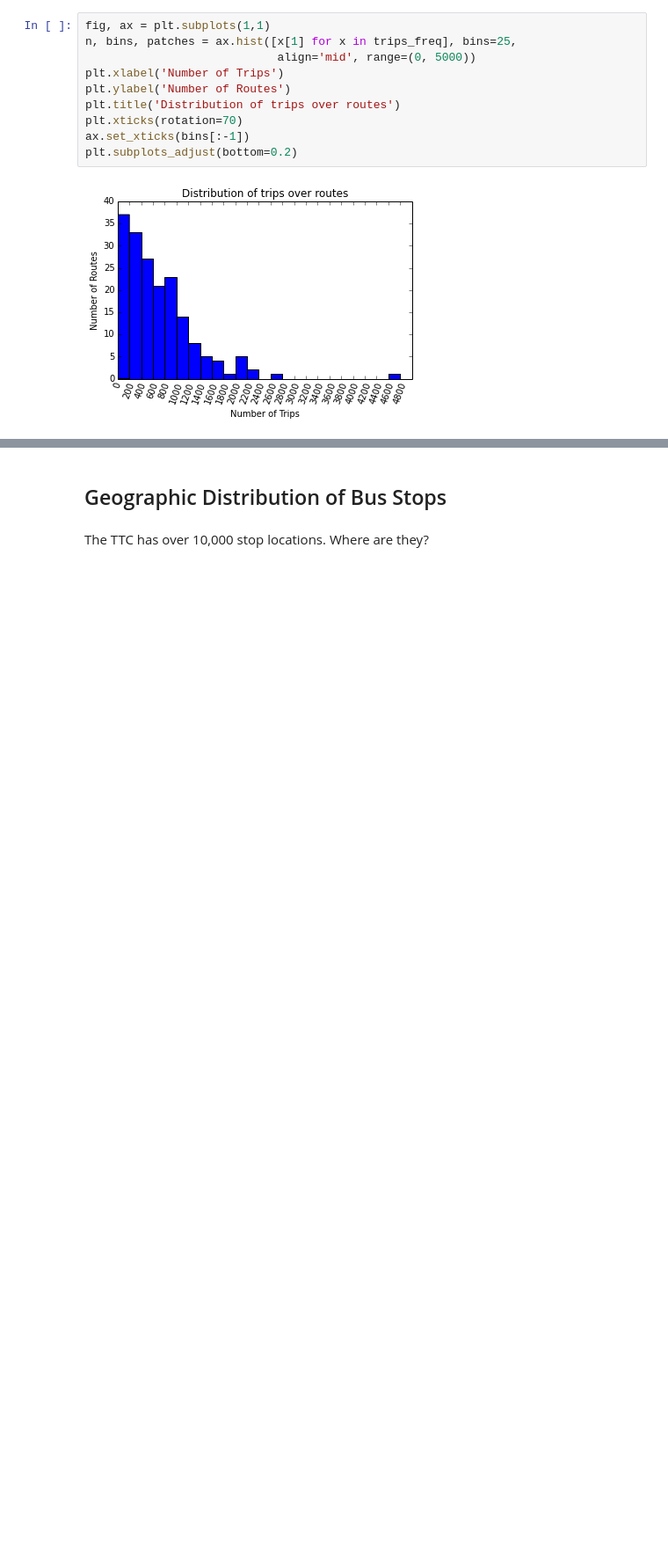
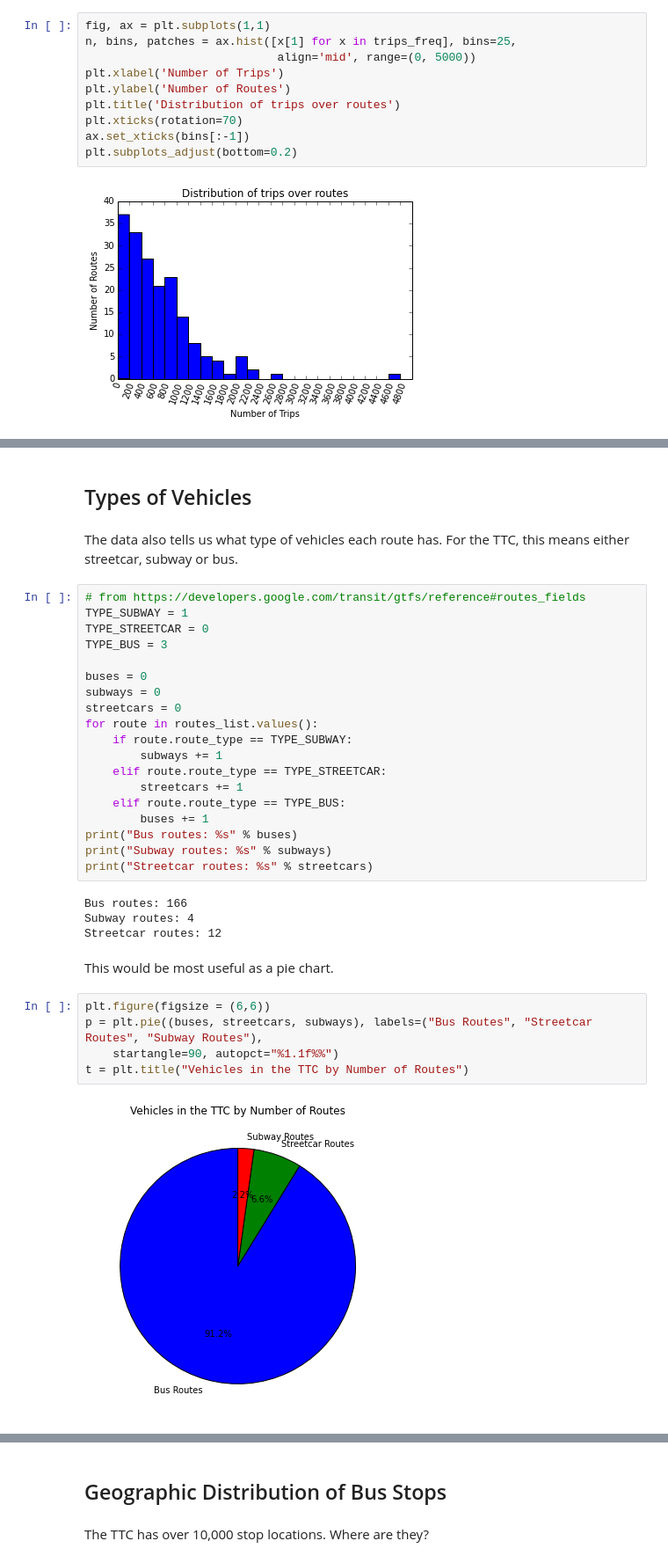
Before and after one commit to ericye16/TTC-Report, a Jupyter notebook: Data Summative.ipynb, the cells around one changed output, grey strips where cells are left out. Shown at 88% size. Cells and saved outputs as stored; diff of their text form; blank space fills up the shorter version.

```diff
--- a/Data Summative.ipynb
+++ b/Data Summative.ipynb
@@ -170,0 +190,36 @@ plt.subplots_adjust(bottom=0.2)
+# %% [markdown]
+## Types of Vehicles
+# %% [markdown]
+The data also tells us what type of vehicles each route has. For the TTC, this means either streetcar, subway or bus.
+# %%
+# from https://developers.google.com/transit/gtfs/reference#routes_fields
+TYPE_SUBWAY = 1
+TYPE_STREETCAR = 0
+TYPE_BUS = 3
+
+buses = 0
+subways = 0
+streetcars = 0
+for route in routes_list.values():
+    if route.route_type == TYPE_SUBWAY:
+        subways += 1
+    elif route.route_type == TYPE_STREETCAR:
+        streetcars += 1
+    elif route.route_type == TYPE_BUS:
+        buses += 1
+print("Bus routes: %s" % buses)
+print("Subway routes: %s" % subways)
+print("Streetcar routes: %s" % streetcars)
+# %% [output]
+Bus routes: 166
+Subway routes: 4
+Streetcar routes: 12
+# %% [markdown]
+This would be most useful as a pie chart.
+# %%
+plt.figure(figsize = (6,6))
+p = plt.pie((buses, streetcars, subways), labels=("Bus Routes", "Streetcar Routes", "Subway Routes"),
+    startangle=90, autopct="%1.1f%%")
+t = plt.title("Vehicles in the TTC by Number of Routes")
+# %% [output]
+[figure, added]
```
Also changed, not shown: parts of 18 cells of this notebook, 1 other file.
